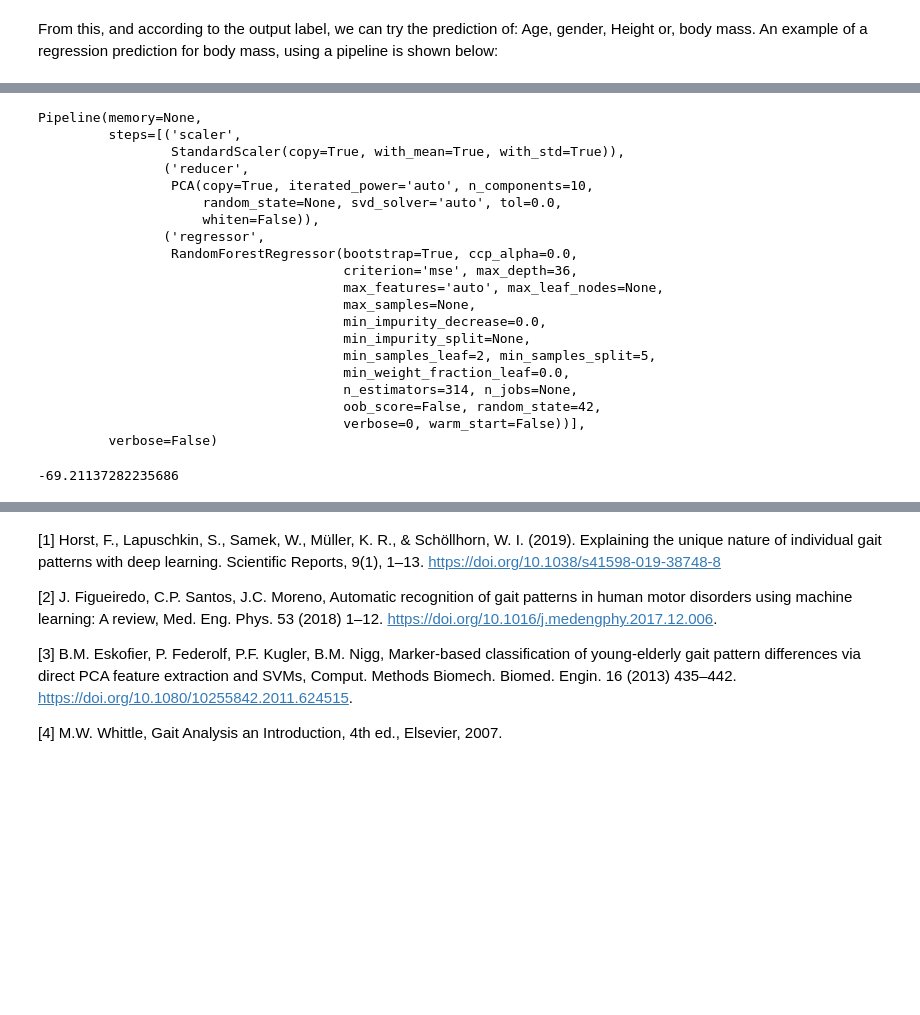
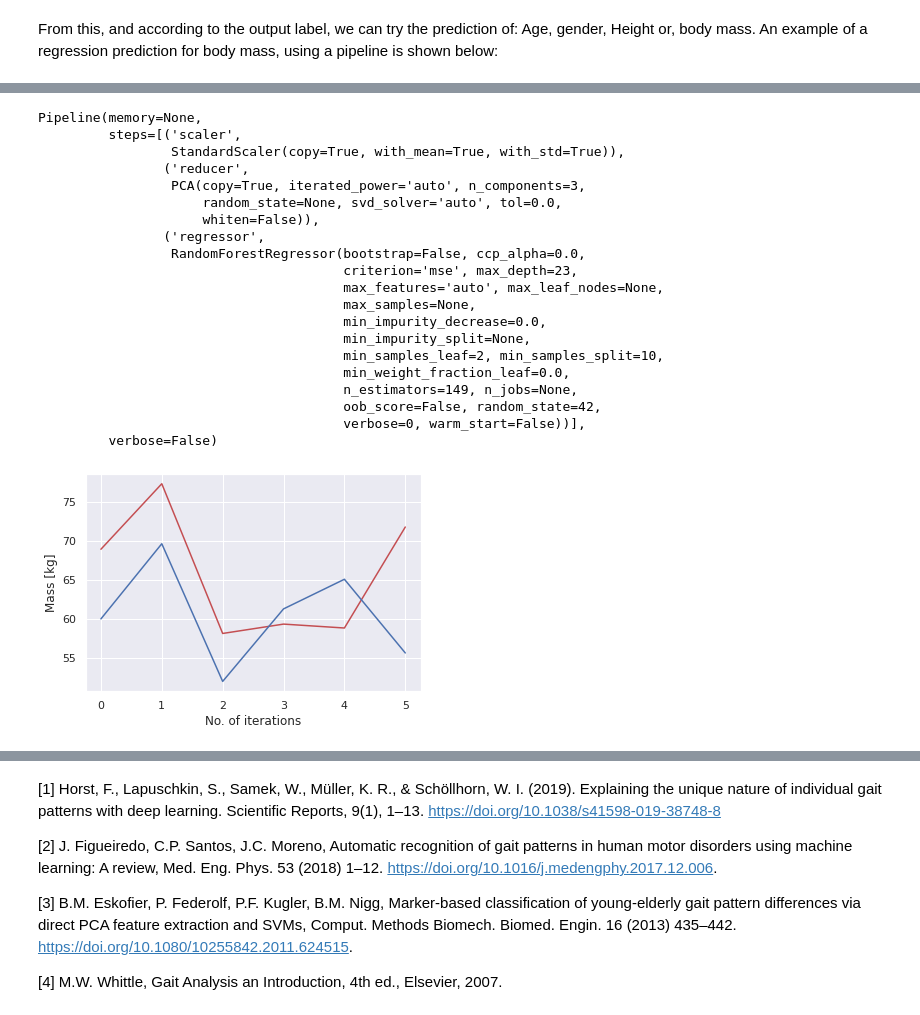
Before and after one commit to nikorose87/DJS-GA, a Jupyter notebook: PCA_n_kPCA_classification.ipynb, the cells around one changed output, grey strips where cells are left out. Drawn from its saved outputs; the diff is of its cells as text; code cells hidden in the pictures; blank space fills up the shorter version.

```diff
--- a/PCA_n_kPCA_classification.ipynb
+++ b/PCA_n_kPCA_classification.ipynb
@@ -301,11 +291,11 @@ min_samples_leaf = [1, 2, 4, 8]
 # Method of selecting samples for training each tree
 bootstrap = [True, False]
 #n_componenst
-n_comp = range(1,25)
+n_comp = range(1,4)
 
 X_train, X_test, y_train, y_test = train_test_split(Horst_mean_T,
                                                     output_label.loc[:,'body mass [kg]'],
-                                                    test_size=.2, \
+                                                    test_size=.1, \
                                                     random_state=42)
 
 # Creating the random grid
@@ -358,26 +348,33 @@ Pipeline(memory=None,
          steps=[('scaler',
                  StandardScaler(copy=True, with_mean=True, with_std=True)),
                 ('reducer',
-                 PCA(copy=True, iterated_power='auto', n_components=10,
+                 PCA(copy=True, iterated_power='auto', n_components=3,
                      random_state=None, svd_solver='auto', tol=0.0,
                      whiten=False)),
                 ('regressor',
-                 RandomForestRegressor(bootstrap=True, ccp_alpha=0.0,
-                                       criterion='mse', max_depth=36,
+                 RandomForestRegressor(bootstrap=False, ccp_alpha=0.0,
+                                       criterion='mse', max_depth=23,
                                        max_features='auto', max_leaf_nodes=None,
                                        max_samples=None,
                                        min_impurity_decrease=0.0,
                                        min_impurity_split=None,
-                                       min_samples_leaf=2, min_samples_split=5,
+                                       min_samples_leaf=2, min_samples_split=10,
                                        min_weight_fraction_leaf=0.0,
-                                       n_estimators=314, n_jobs=None,
+                                       n_estimators=149, n_jobs=None,
                                        oob_score=False, random_state=42,
                                        verbose=0, warm_start=False))],
          verbose=False)
-# %%
-rf_random.best_score_
-# %% [output]
--69.21137282235686
+# %%
+y_pred = rf_random.predict(X_test)
+x = range(len(y_pred))
+fig, ax = plt.subplots()
+ax.plot(x, y_test, 'r')
+ax.plot(x, y_pred, 'b')
+ax.set_xlabel('No. of iterations')
+ax.set_ylabel('Mass [kg]')
+plt.show()
+# %% [output]
+[figure, added]
 # %% [markdown]
 ## How to use the PCA to classify according to the data
 
```
Also changed, not shown: parts of 11 cells of this notebook.
